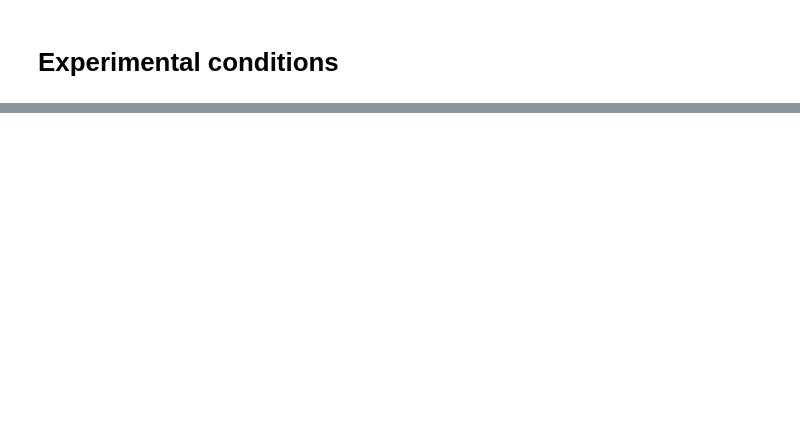
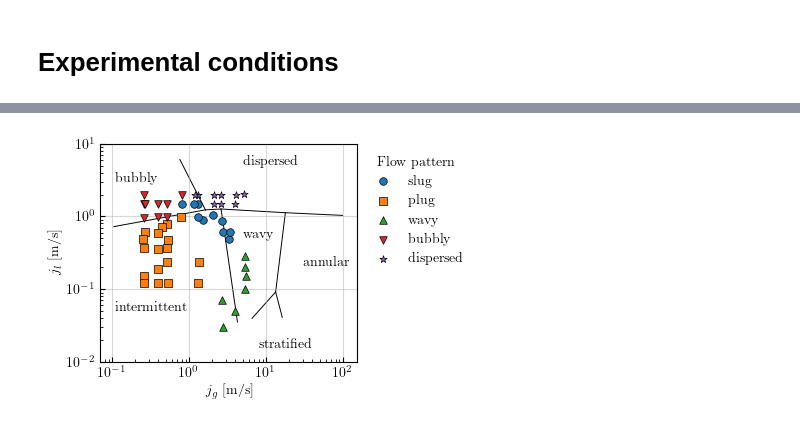
Before and after one commit to fernandonquintino/confocal_film_measurement, a Jupyter notebook: notebooks/flow_pattern_maps.ipynb, the cells around one changed output, grey strips where cells are left out. Drawn from its saved outputs; the diff is of its cells as text; code cells hidden in the pictures; blank space fills up the shorter version.

Commit message:
several plots

```diff
--- a/notebooks/flow_pattern_maps.ipynb
+++ b/notebooks/flow_pattern_maps.ipynb
@@ -47,4 +53,4 @@ df_experimental = pd.read_pickle(silver_path / 'experimental_results.pkl')
 # %%
 missing_threshold = 50
 # %%
-df_consolidated = pd.merge(df_confocal.loc[df_confocal['t2_missing_percentage']<missing_threshold, 'run_id'], df_experimental, on='run_id', how='inner')
+df_consolidated = pd.merge(df_confocal, df_experimental, on='run_id', how='inner')
@@ -242,0 +63,7 @@ plt.show()
+# %%
+fig1, ax = map_garimella(df_consolidated.loc[df_consolidated['t2_missing_percentage']<missing_threshold])
+fig2, ax = map_garimella(df_consolidated)
+# %%
+fig1
+# %% [output]
+[figure, added]
```
Also changed, not shown: parts of 16 cells of this notebook, 7 other files.
